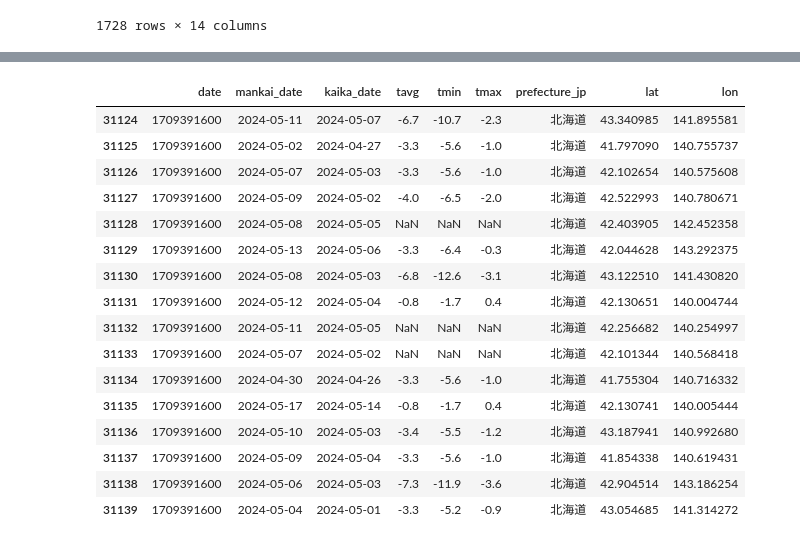
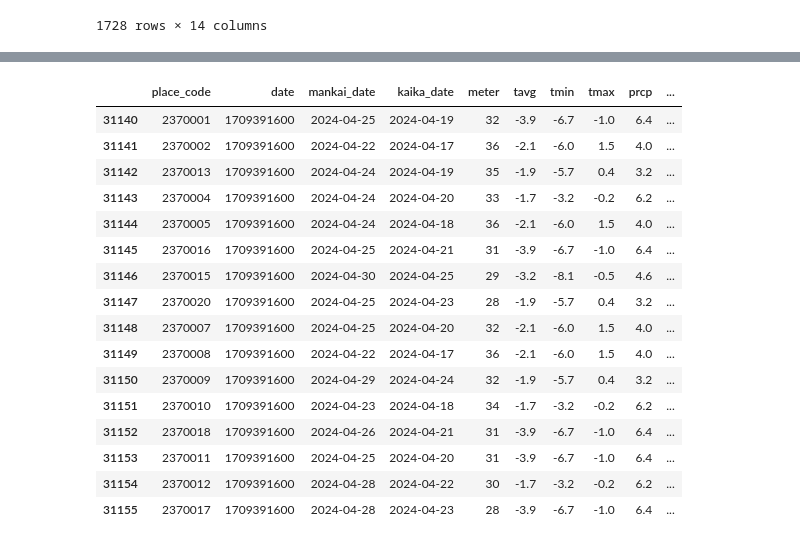
Before and after one commit to wata189/sakurasaku, a Jupyter notebook: eda/eda.ipynb, the cells around one changed output, grey strips where cells are left out. Saved outputs shown, nothing was run; the diff lists cells and outputs as text; code cells hidden in the pictures.

```diff
--- a/eda/eda.ipynb
+++ b/eda/eda.ipynb
@@ -120,27 +118,27 @@ df["prefecture_jp"] = df["prefecture_jp"].astype("category")
 # %%
 #最新データでやってみる
 max_date = max(df["date"])
 df_latest = df[df["date"] == max_date]
 
-df_latest[df_latest["prefecture_jp"] == "北海道"]
+df_latest[df_latest["prefecture_jp"] == "青森県"]
 # %% [output]
-|  | date | mankai_date | kaika_date | tavg | tmin | tmax | prefecture_jp | lat | lon |
-| 31124 | 1709391600 | 2024-05-11 | 2024-05-07 | -6.7 | -10.7 | -2.3 | 北海道 | 43.340985 | 141.895581 |
-| 31125 | 1709391600 | 2024-05-02 | 2024-04-27 | -3.3 | -5.6 | -1.0 | 北海道 | 41.797090 | 140.755737 |
-| 31126 | 1709391600 | 2024-05-07 | 2024-05-03 | -3.3 | -5.6 | -1.0 | 北海道 | 42.102654 | 140.575608 |
-| 31127 | 1709391600 | 2024-05-09 | 2024-05-02 | -4.0 | -6.5 | -2.0 | 北海道 | 42.522993 | 140.780671 |
-| 31128 | 1709391600 | 2024-05-08 | 2024-05-05 | NaN | NaN | NaN | 北海道 | 42.403905 | 142.452358 |
-| 31129 | 1709391600 | 2024-05-13 | 2024-05-06 | -3.3 | -6.4 | -0.3 | 北海道 | 42.044628 | 143.292375 |
-| 31130 | 1709391600 | 2024-05-08 | 2024-05-03 | -6.8 | -12.6 | -3.1 | 北海道 | 43.122510 | 141.430820 |
-| 31131 | 1709391600 | 2024-05-12 | 2024-05-04 | -0.8 | -1.7 | 0.4 | 北海道 | 42.130651 | 140.004744 |
-| 31132 | 1709391600 | 2024-05-11 | 2024-05-05 | NaN | NaN | NaN | 北海道 | 42.256682 | 140.254997 |
-| 31133 | 1709391600 | 2024-05-07 | 2024-05-02 | NaN | NaN | NaN | 北海道 | 42.101344 | 140.568418 |
-| 31134 | 1709391600 | 2024-04-30 | 2024-04-26 | -3.3 | -5.6 | -1.0 | 北海道 | 41.755304 | 140.716332 |
-| 31135 | 1709391600 | 2024-05-17 | 2024-05-14 | -0.8 | -1.7 | 0.4 | 北海道 | 42.130741 | 140.005444 |
-| 31136 | 1709391600 | 2024-05-10 | 2024-05-03 | -3.4 | -5.5 | -1.2 | 北海道 | 43.187941 | 140.992680 |
-| 31137 | 1709391600 | 2024-05-09 | 2024-05-04 | -3.3 | -5.6 | -1.0 | 北海道 | 41.854338 | 140.619431 |
-| 31138 | 1709391600 | 2024-05-06 | 2024-05-03 | -7.3 | -11.9 | -3.6 | 北海道 | 42.904514 | 143.186254 |
-| 31139 | 1709391600 | 2024-05-04 | 2024-05-01 | -3.3 | -5.2 | -0.9 | 北海道 | 43.054685 | 141.314272 |
+|  | place_code | date | mankai_date | kaika_date | meter | tavg | tmin | tmax | prcp | ... |
+| 31140 | 2370001 | 1709391600 | 2024-04-25 | 2024-04-19 | 32 | -3.9 | -6.7 | -1.0 | 6.4 | ... |
+| 31141 | 2370002 | 1709391600 | 2024-04-22 | 2024-04-17 | 36 | -2.1 | -6.0 | 1.5 | 4.0 | ... |
+| 31142 | 2370013 | 1709391600 | 2024-04-24 | 2024-04-19 | 35 | -1.9 | -5.7 | 0.4 | 3.2 | ... |
+| 31143 | 2370004 | 1709391600 | 2024-04-24 | 2024-04-20 | 33 | -1.7 | -3.2 | -0.2 | 6.2 | ... |
+| 31144 | 2370005 | 1709391600 | 2024-04-24 | 2024-04-18 | 36 | -2.1 | -6.0 | 1.5 | 4.0 | ... |
+| 31145 | 2370016 | 1709391600 | 2024-04-25 | 2024-04-21 | 31 | -3.9 | -6.7 | -1.0 | 6.4 | ... |
+| 31146 | 2370015 | 1709391600 | 2024-04-30 | 2024-04-25 | 29 | -3.2 | -8.1 | -0.5 | 4.6 | ... |
+| 31147 | 2370020 | 1709391600 | 2024-04-25 | 2024-04-23 | 28 | -1.9 | -5.7 | 0.4 | 3.2 | ... |
+| 31148 | 2370007 | 1709391600 | 2024-04-25 | 2024-04-20 | 32 | -2.1 | -6.0 | 1.5 | 4.0 | ... |
+| 31149 | 2370008 | 1709391600 | 2024-04-22 | 2024-04-17 | 36 | -2.1 | -6.0 | 1.5 | 4.0 | ... |
+| 31150 | 2370009 | 1709391600 | 2024-04-29 | 2024-04-24 | 32 | -1.9 | -5.7 | 0.4 | 3.2 | ... |
+| 31151 | 2370010 | 1709391600 | 2024-04-23 | 2024-04-18 | 34 | -1.7 | -3.2 | -0.2 | 6.2 | ... |
+| 31152 | 2370018 | 1709391600 | 2024-04-26 | 2024-04-21 | 31 | -3.9 | -6.7 | -1.0 | 6.4 | ... |
+| 31153 | 2370011 | 1709391600 | 2024-04-25 | 2024-04-20 | 31 | -3.9 | -6.7 | -1.0 | 6.4 | ... |
+| 31154 | 2370012 | 1709391600 | 2024-04-28 | 2024-04-22 | 30 | -1.7 | -3.2 | -0.2 | 6.2 | ... |
+| 31155 | 2370017 | 1709391600 | 2024-04-28 | 2024-04-23 | 28 | -3.9 | -6.7 | -1.0 | 6.4 | ... |
 # %%
 import lightgbm as lgb
 from sklearn.model_selection import train_test_split
```
Also changed, not shown: parts of 3 cells of this notebook.
